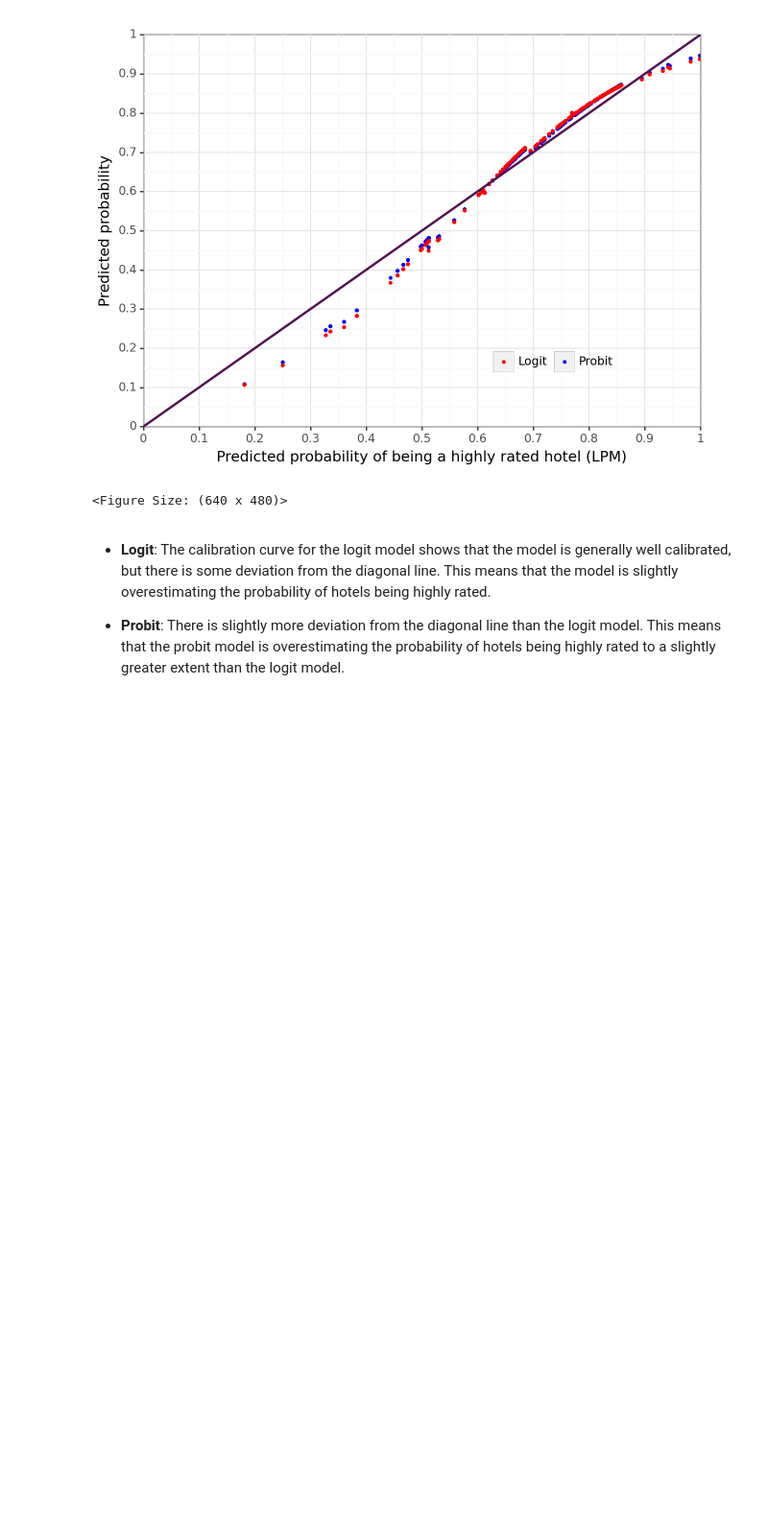
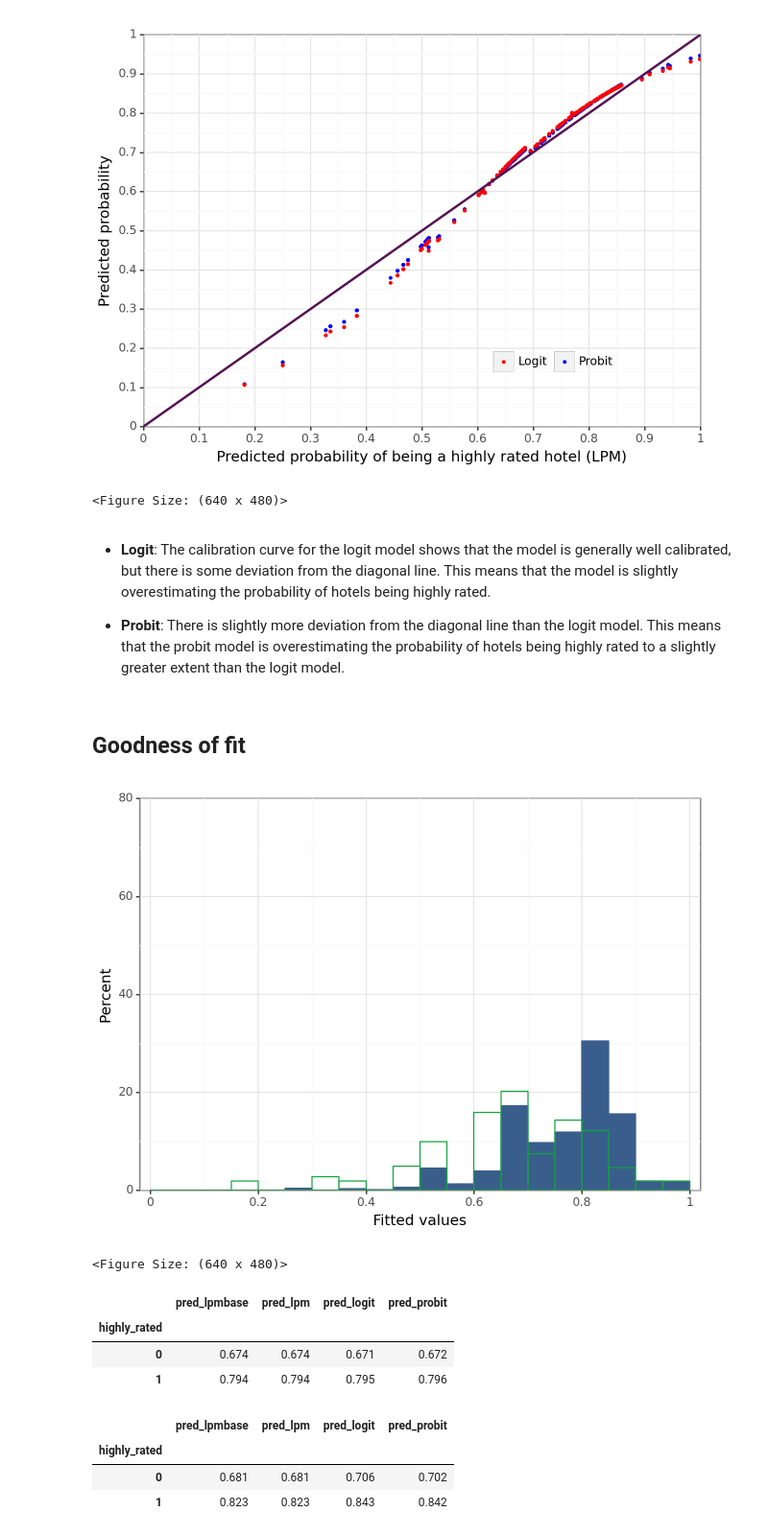
Before and after one commit to Alejandra-savagebriz/DA2, a Jupyter notebook: Assignment2_DA2.ipynb, the cells around one changed output. Shown at 96% size. Cells and saved outputs as stored; diff of their text form; code cells hidden in the pictures; blank space fills up the shorter version.

Commit message:
Adding goodness of fit and statistics table

```diff
--- a/Assignment2_DA2.ipynb
+++ b/Assignment2_DA2.ipynb
@@ -1299,3 +1299,56 @@ g5
 - **Logit**: The calibration curve for the logit model shows that the model is generally well calibrated, but there is some deviation from the diagonal line. This means that the model is slightly overestimating the probability of hotels being highly rated.
 
 - **Probit**: There is slightly more deviation from the diagonal line than the logit model. This means that the probit model is overestimating the probability of hotels being highly rated to a slightly greater extent than the logit model.
+# %% [markdown]
+## Goodness of fit
+# %%
+lpmbase = smf.ols("highly_rated ~ stars+distance", data=hotels).fit(cov_type="HC1")
+# %%
+hotels["pred_lpmbase"] = lpmbase.predict()
+# %%
+(
+    ggplot(
+        hotels,
+        aes(x="pred_lpmbase", fill="highly_rated", y="stat(count/sum(count)))*100"),
+    )
+    + geom_histogram(
+        hotels[hotels["highly_rated"] == 1],
+        binwidth=0.05,
+        color=color[0],
+        fill=color[0],
+        boundary=0.55,
+    )
+    + geom_histogram(
+        hotels[hotels["highly_rated"] == 0],
+        binwidth=0.05,
+        color=color[1],
+        fill=None,
+        boundary=0.55,
+    )
+    + ylab("Percent")
+    + xlab("Fitted values")
+    + scale_x_continuous(expand=[0.01, 0.01], limits=[0, 1], breaks=seq(0, 1.1, 0.2))
+    + scale_y_continuous(expand=[0.00, 0.00], limits=[0, 80], breaks=seq(0, 81, 20))
+    + theme_bw()
+)
+# %% [output]
+[figure, added]
+<Figure Size: (640 x 480)>
+# %%
+hotels.groupby("highly_rated")[
+    ["pred_lpmbase", "pred_lpm", "pred_logit", "pred_probit"
+]].mean().round(3)
+# %% [output]
+|  | pred_lpmbase | pred_lpm | pred_logit | pred_probit |
+| highly_rated |  |  |  |  |
+| 0 | 0.674 | 0.674 | 0.671 | 0.672 |
+| 1 | 0.794 | 0.794 | 0.795 | 0.796 |
+# %%
+hotels.groupby("highly_rated")[[
+    "pred_lpmbase", "pred_lpm", "pred_logit", "pred_probit"
+]].median().round(3)
+# %% [output]
+|  | pred_lpmbase | pred_lpm | pred_logit | pred_probit |
+| highly_rated |  |  |  |  |
+| 0 | 0.681 | 0.681 | 0.706 | 0.702 |
+| 1 | 0.823 | 0.823 | 0.843 | 0.842 |
```
Also changed, not shown: parts of 4 cells of this notebook.
